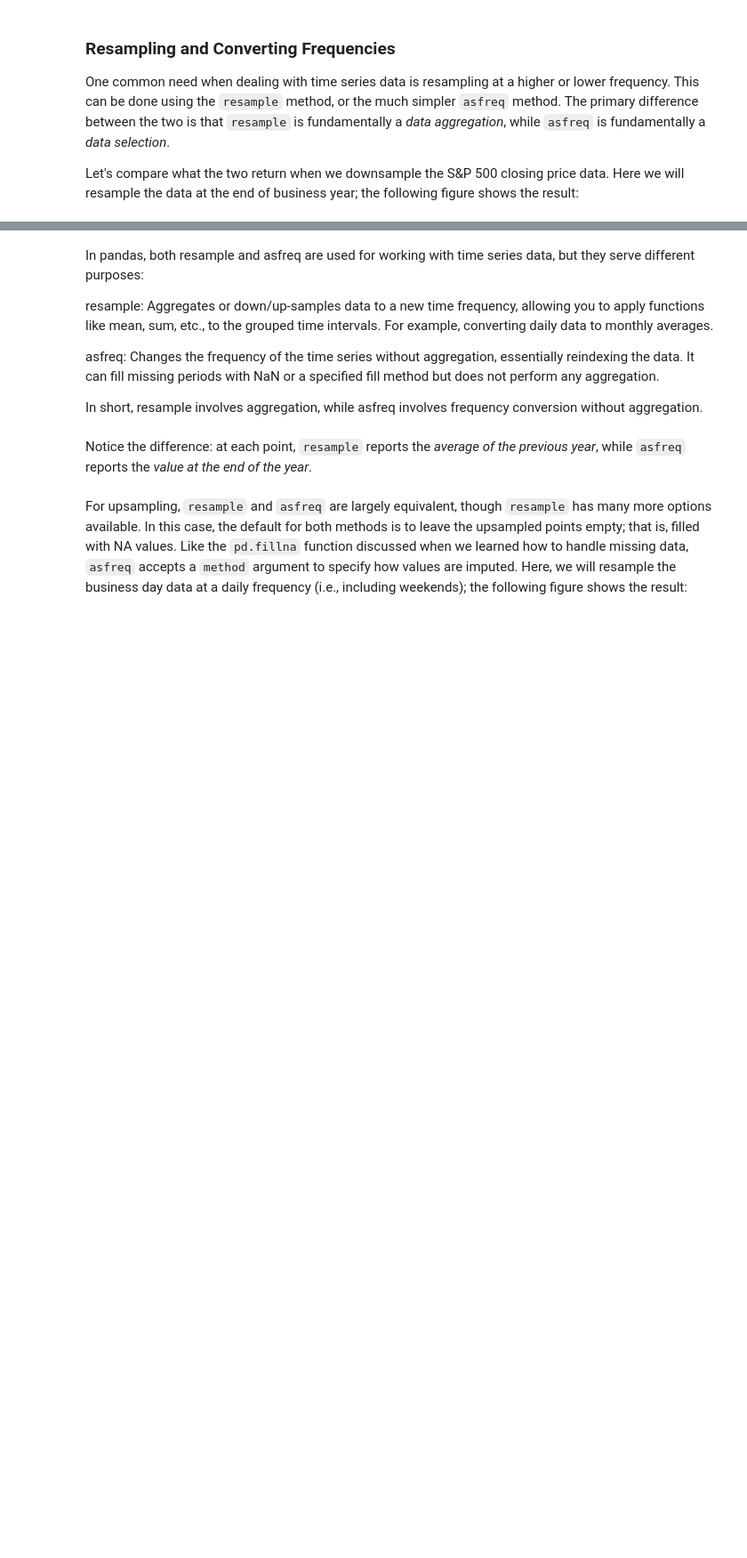
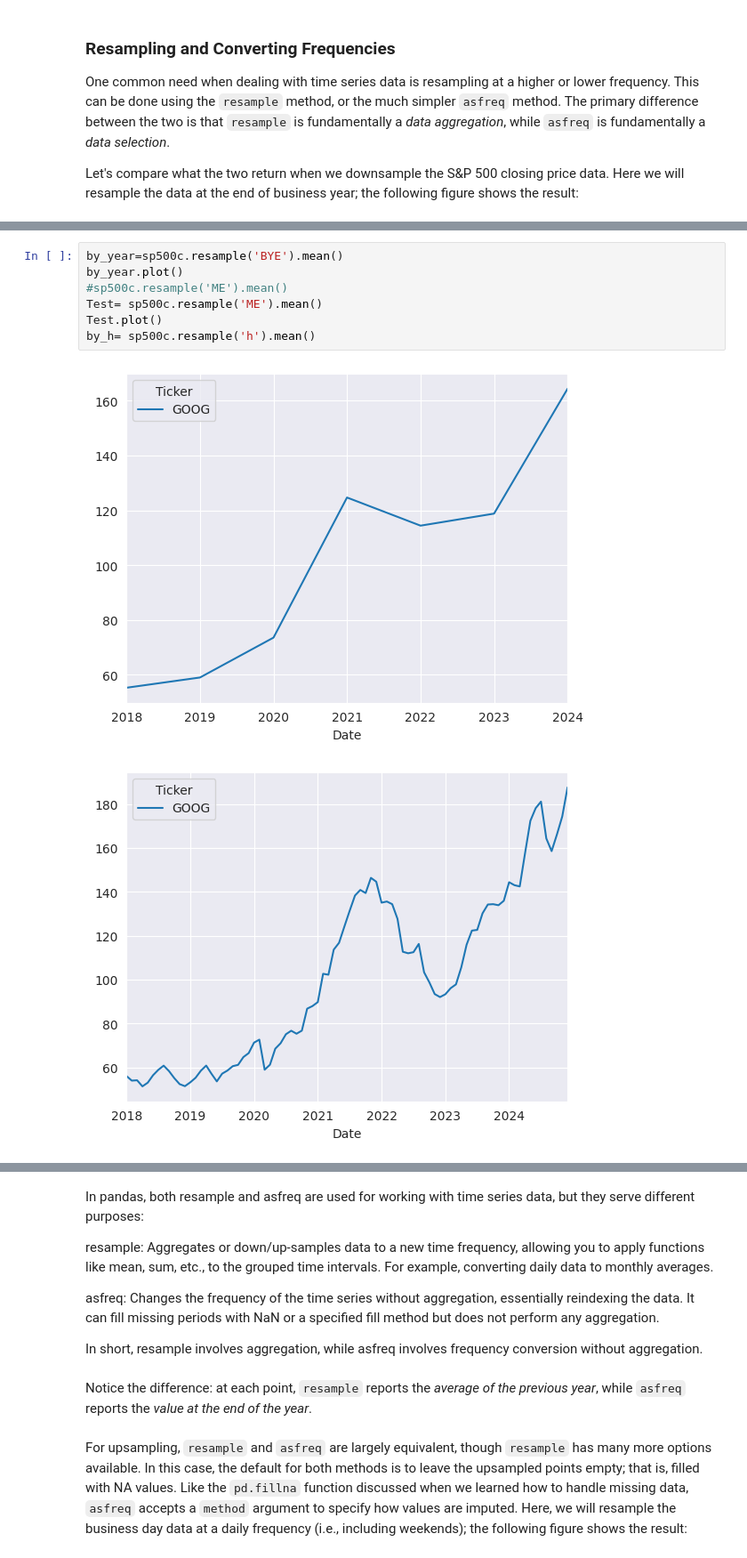
Before and after one commit to shikhak28/book, a Jupyter notebook: DAEM_03.ipynb, the cells around one changed output, grey strips where cells are left out. Shown at 89% size. Drawn from its saved outputs; the diff is of its cells as text; blank space fills up the shorter version.

```diff
--- a/DAEM_03.ipynb
+++ b/DAEM_03.ipynb
@@ -232,0 +391,10 @@ ax= sp500c.plot(alpha=0.5, style='-')
+# %%
+by_year=sp500c.resample('BYE').mean()
+by_year.plot()
+#sp500c.resample('ME').mean()
+Test= sp500c.resample('ME').mean()
+Test.plot()
+by_h= sp500c.resample('h').mean()
+# %% [output]
+[figure, added]
+[figure, added]
```
Also changed, not shown: parts of 35 cells of this notebook.
